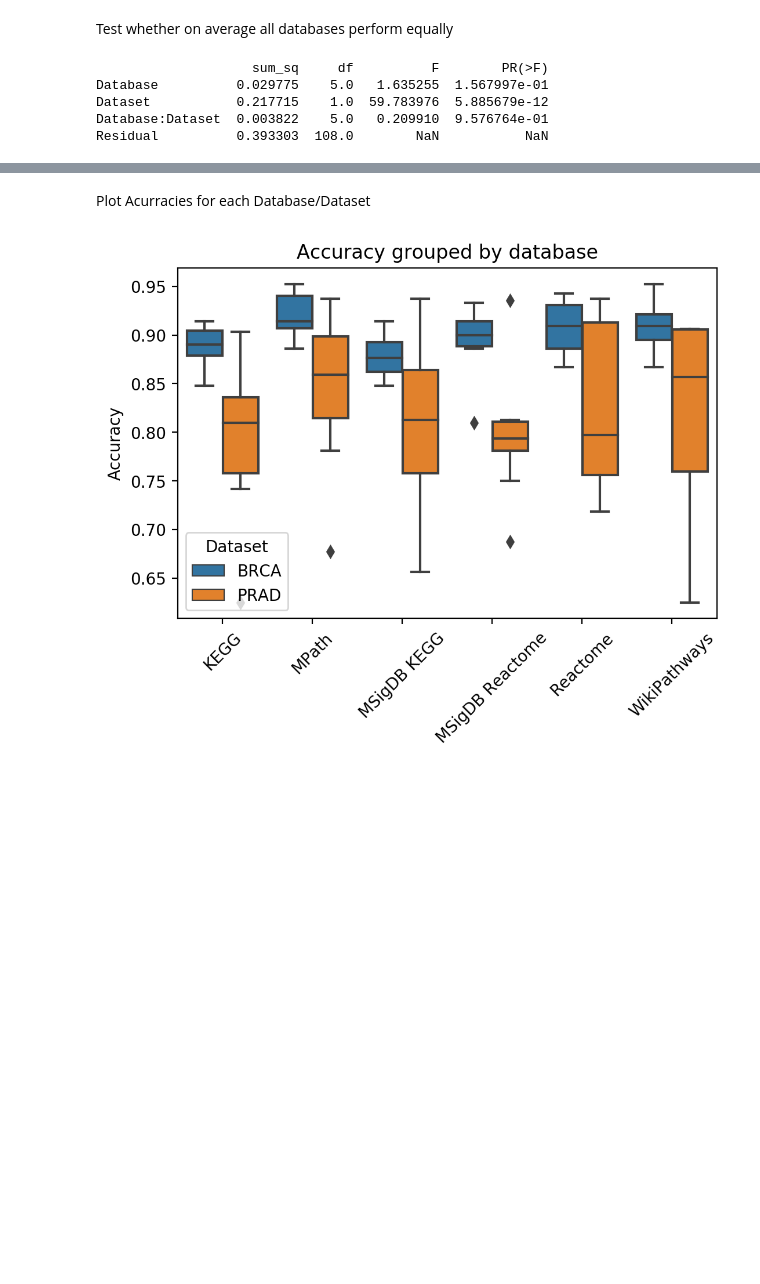
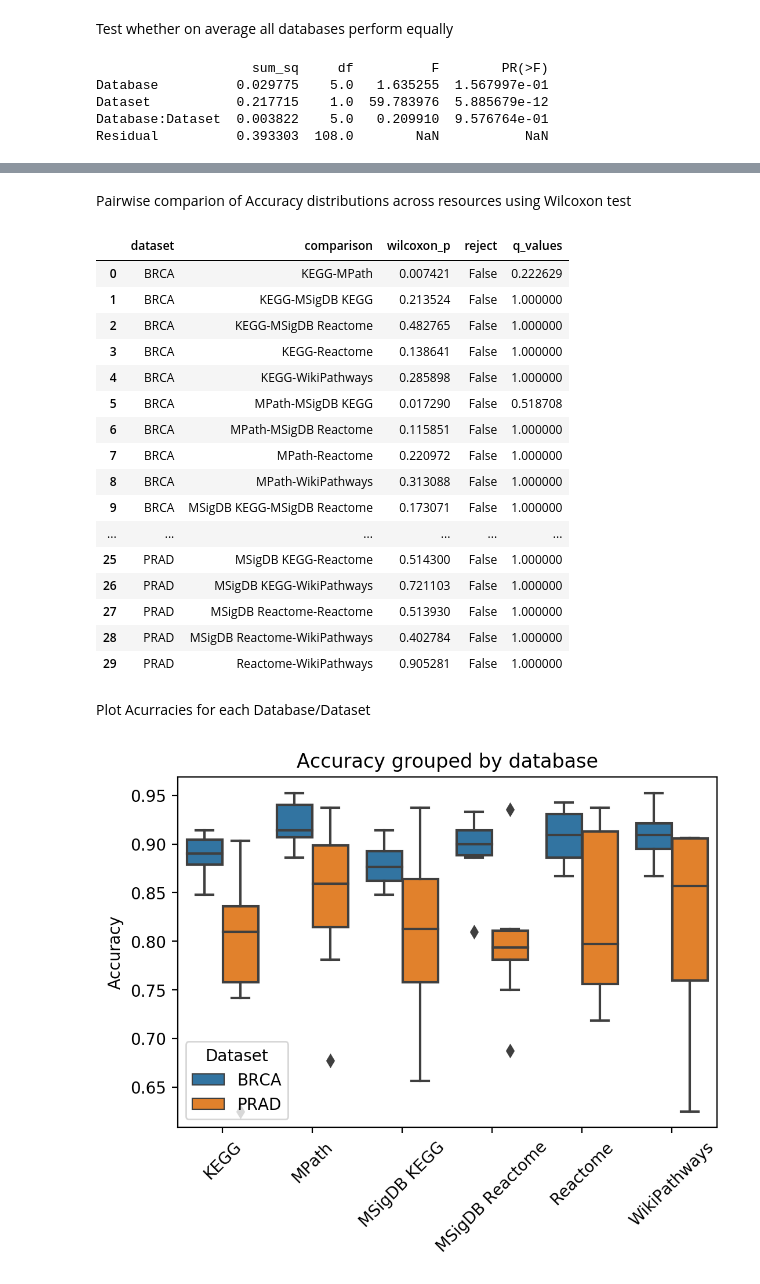
Before and after one commit to pathwayforte/results, a Jupyter notebook: notebooks/evaluation/Plot Evaluation of Subtype Classification.ipynb, the cells around one changed output, grey strips where cells are left out. Drawn from its saved outputs; the diff is of its cells as text; code cells hidden in the pictures; blank space fills up the shorter version.

Commit message:
Update statistics Wilcoxon test

```diff
--- a/notebooks/evaluation/Plot Evaluation of Subtype Classification.ipynb
+++ b/notebooks/evaluation/Plot Evaluation of Subtype Classification.ipynb
@@ -96,3 +67,59 @@ MSigDB Reactome   WikiPathways   0.0279  -0.0792 0.135  False
+# %% [markdown]
+Pairwise comparion of Accuracy distributions across resources using Wilcoxon test
+# %%
+rows = []
+
+for dataset, df_dataset in accuracy_df.groupby('Dataset'):
+    databases = df_dataset['Database'].unique()
+
+    for db1, db2 in combinations(databases, r=2):
+
+        # Get C-Indexes for the comparison of database
+        cindex1 = df_dataset[df_dataset['Database'] == db1]["Accuracy"].to_list()
+        cindex2 = df_dataset[df_dataset['Database'] == db2]["Accuracy"].to_list()
+
+        # Conduct Wilcoxon Test
+        _, p_value = wilcoxon(cindex1, cindex2)
+
+        rows.append((
+            dataset,
+            f"{db1}-{db2}",
+            p_value,
+        ))
+
+# Stick results into DF
+results = pd.DataFrame(
+    rows,
+    columns=[
+        'dataset',
+        'comparison',
+        'wilcoxon_p',
+    ],
+)
+
+reject, q_values, _, _ = multipletests(results["wilcoxon_p"], method="bonferroni")
+results["reject"] = reject
+results["q_values"] = q_values
+# %%
+results
+# %% [output]
+|  | dataset | comparison | wilcoxon_p | reject | q_values |
+| 0 | BRCA | KEGG-MPath | 0.007421 | False | 0.222629 |
+| 1 | BRCA | KEGG-MSigDB KEGG | 0.213524 | False | 1.000000 |
+| 2 | BRCA | KEGG-MSigDB Reactome | 0.482765 | False | 1.000000 |
+| 3 | BRCA | KEGG-Reactome | 0.138641 | False | 1.000000 |
+| 4 | BRCA | KEGG-WikiPathways | 0.285898 | False | 1.000000 |
+| 5 | BRCA | MPath-MSigDB KEGG | 0.017290 | False | 0.518708 |
+| 6 | BRCA | MPath-MSigDB Reactome | 0.115851 | False | 1.000000 |
+| 7 | BRCA | MPath-Reactome | 0.220972 | False | 1.000000 |
+| 8 | BRCA | MPath-WikiPathways | 0.313088 | False | 1.000000 |
+| 9 | BRCA | MSigDB KEGG-MSigDB Reactome | 0.173071 | False | 1.000000 |
+| ... | ... | ... | ... | ... | ... |
+| 25 | PRAD | MSigDB KEGG-Reactome | 0.514300 | False | 1.000000 |
+| 26 | PRAD | MSigDB KEGG-WikiPathways | 0.721103 | False | 1.000000 |
+| 27 | PRAD | MSigDB Reactome-Reactome | 0.513930 | False | 1.000000 |
+| 28 | PRAD | MSigDB Reactome-WikiPathways | 0.402784 | False | 1.000000 |
+| 29 | PRAD | Reactome-WikiPathways | 0.905281 | False | 1.000000 |
 # %% [markdown]
 Plot Acurracies for each Database/Dataset
 # %%
```
Also changed, not shown: parts of 6 cells of this notebook, 3 other files.
